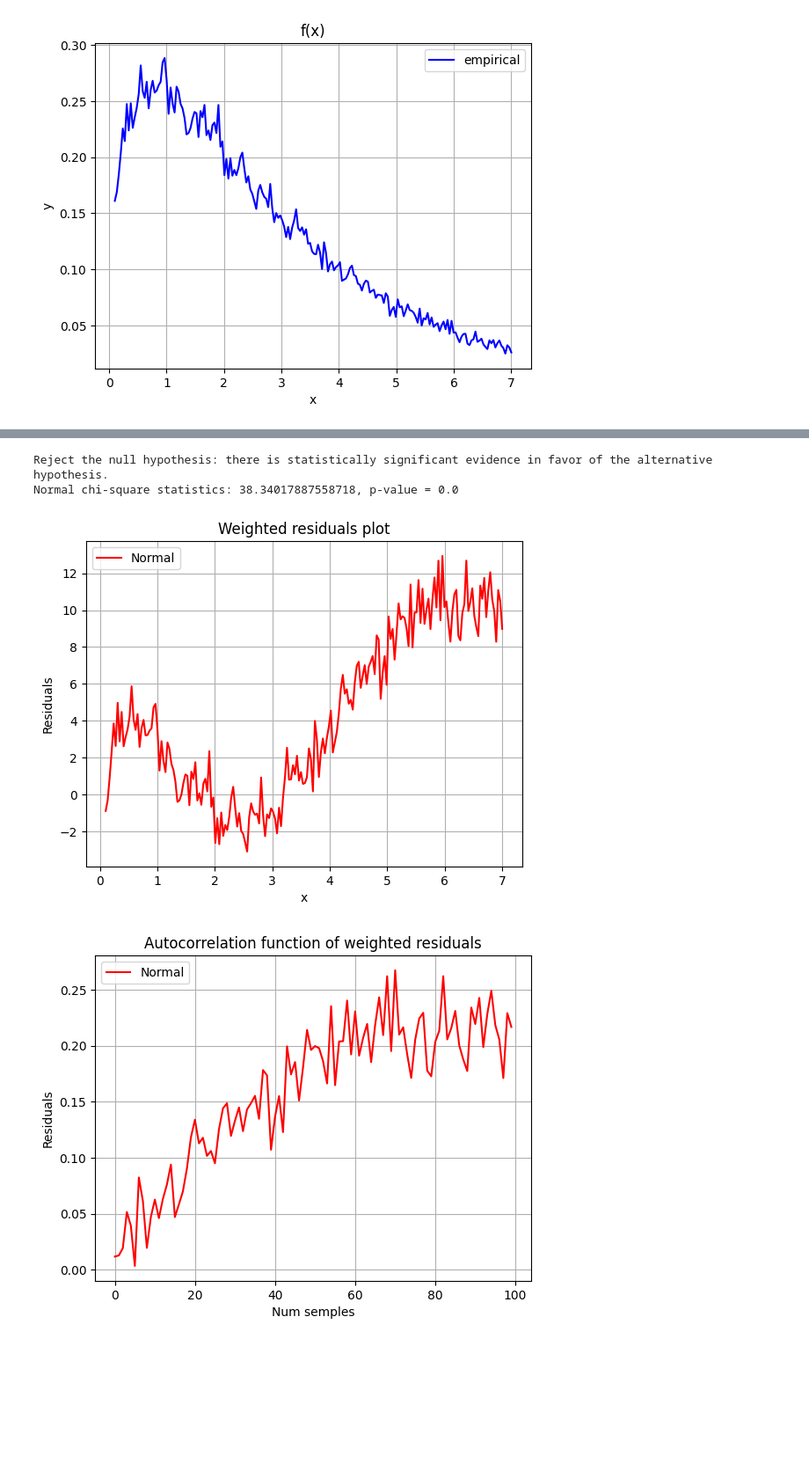
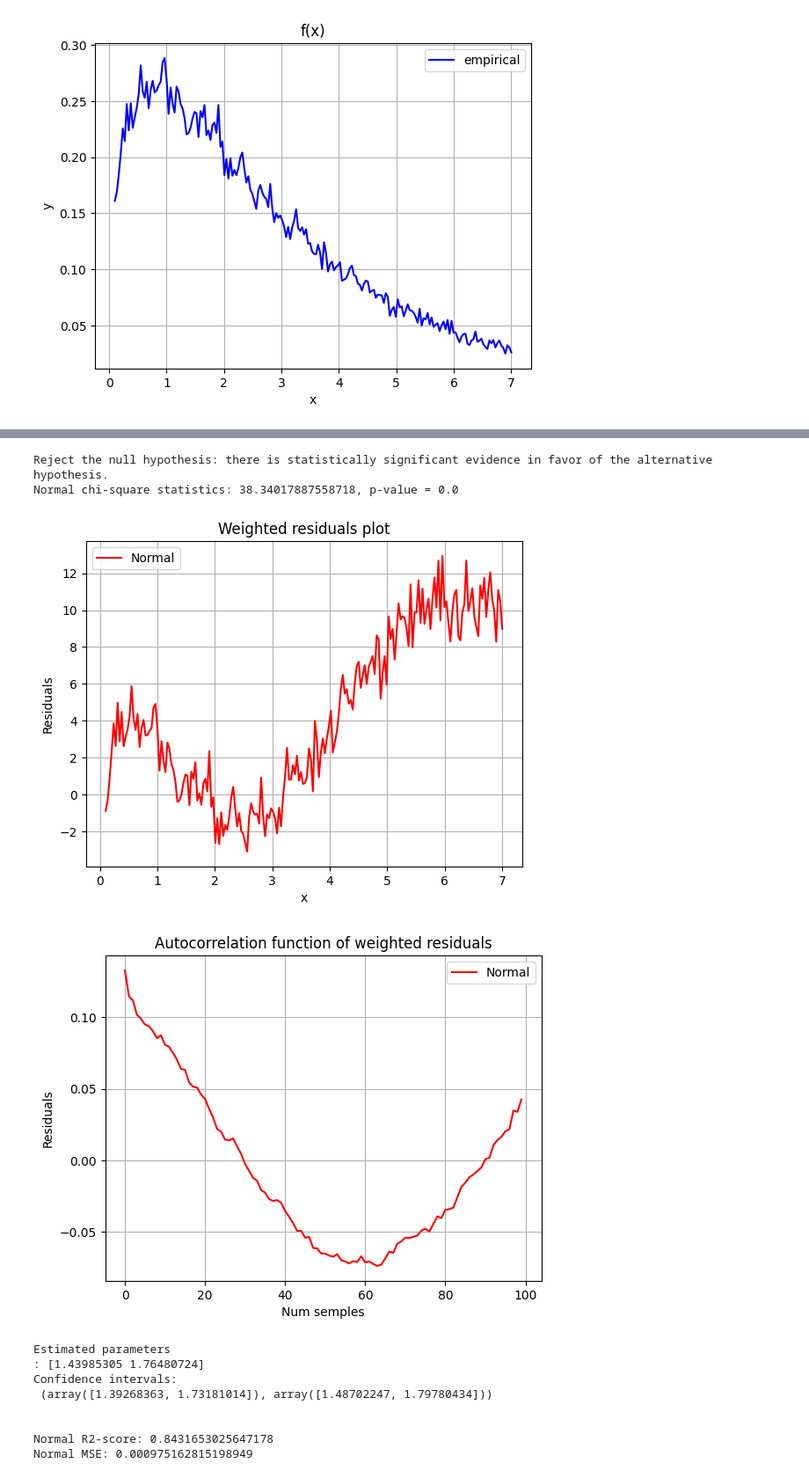
Before and after one commit to InnerShadow/Data-Minig, a Jupyter notebook: Lab2/kab2.ipynb, the cells around one changed output, grey strips where cells are left out. Shown at 88% size. Saved outputs shown, nothing was run; the diff lists cells and outputs as text; code cells hidden in the pictures; blank space fills up the shorter version.

```diff
--- a/Lab2/kab2.ipynb
+++ b/Lab2/kab2.ipynb
@@ -28,5 +28,5 @@ sigma = data[:, 2]
 # %%
-def chi_square_statistics(x, y, sigma, func, alpha, args):
+def Chi_square_statistics(x, y, sigma, func, alpha, args):
     residuals = (func(x, *args) - y) / sigma
     chi = np.sum(residuals ** 2)
 
@@ -43,26 +43,35 @@ def chi_square_statistics(x, y, sigma, func, alpha, args):
 
 alpha = 0.05
 # %%
-def weighted_residuals_calculate(x, y, sigma, func, args):
+def Weighted_residuals_calculate(x, y, sigma, func, args):
     residuals = (y - func(x, *args)) / sigma
 
     return residuals
 # %%
 def Autocorrelation(x, y, sigma, func, args):
-    residuals = weighted_residuals_calculate(x, y, sigma, func, args)
+    residuals = Weighted_residuals_calculate(x, y, sigma, func, args)
 
     N = len(x)
     k = N // 2
     A = np.zeros(k)
 
+    residuals_squared_sum = np.sum(residuals ** 2)
+
     for i in range(k):
-        s1 = 0
-        for j in range(N - k + 1):
-            s1 += residuals[j] * residuals[i + k - 1]
-
-        A[i] = (1 / (N - k + 1) * s1) / (np.sum(residuals ** 2) / N)
+        s1 = np.sum(residuals[: N - k] * residuals[i : N - k + i])
+        A[i] = (1 / (N - k + 1) * s1) / (residuals_squared_sum / N)
 
     return A
+# %%
+def Confidence_intervals(res, df, confidence_level):
+    critical_value = t.ppf(1 - (1 - confidence_level) / 2, df)
+
+    diag = np.sqrt(np.diag(res[1]))
+
+    confidence_intervals = res[0] - critical_value * diag, res[0] + critical_value * diag
+
+    print("Estimated parameters\n:", res[0])
+    print("Confidence intervals:\n", confidence_intervals)
 # %%
 plt.plot(x, y, label = 'empirical', c = 'blue')
 plt.xlabel('x')
@@ -78,47 +87,60 @@ def Normal(x, m, sigma):
     return 1 / (sigma * (2 * np.pi) ** 0.5) * np.exp(-1 * (x - m) ** 2 / (2 * sigma ** 2))
 
 
-mormal_res = curve_fit(Normal, x, y)
+normal_res = curve_fit(Normal, x, y)
 
-print(mormal_res)
+print(normal_res)
 
 plt.plot(x, y, label = 'empirical', c = 'blue')
-plt.plot(x, Normal(x, *mormal_res[0]), label = 'Normal', c = 'red')
+plt.plot(x, Normal(x, *normal_res[0]), label = 'Normal', c = 'red')
 plt.xlabel('x')
 plt.ylabel('y')
 plt.title('f(x)')
 plt.legend()
 plt.grid(True)
 plt.show()
 
-normal_chi_statistics = chi_square_statistics(x, y, sigma, Normal, alpha, mormal_res[0])
+normal_chi_statistics = Chi_square_statistics(x, y, sigma, Normal, alpha, normal_res[0])
 print(f'Normal chi-square statistics: {normal_chi_statistics[0]}, p-value = {normal_chi_statistics[1]}')
 
-normal_residuals = weighted_residuals_calculate(x, y, sigma, Normal, mormal_res[0])
+normal_residuals = Weighted_residuals_calculate(x, y, sigma, Normal, normal_res[0])
 plt.plot(x, normal_residuals, label = 'Normal', c = 'red')
 plt.xlabel('x')
 plt.ylabel('Residuals')
 plt.title('Weighted residuals plot')
 plt.grid(True)
 plt.legend()
 plt.show()
 
-norma_autocorrelation = Autocorrelation(x, y, sigma, Normal, mormal_res[0])
+norma_autocorrelation = Autocorrelation(x, y, sigma, Normal, normal_res[0])
 plt.plot(range(len(norma_autocorrelation)), norma_autocorrelation, label = 'Normal', c = 'red')
 plt.xlabel('Num semples')
 plt.ylabel('Residuals')
 plt.title('Autocorrelation function of weighted residuals')
 plt.grid(True)
 plt.legend()
 plt.show()
+
+Confidence_intervals(normal_res, len(x) - len(normal_res[1]), 0.68)
+
+print(f"\n\nNormal R2-score: {r2_score(y, Normal(x, *normal_res[0]))}")
+print(f"Normal MSE: {mean_squared_error(y, Normal(x, *normal_res[0]))}")
 # %% [output]
 (array([1.43985305, 1.76480724]), array([[ 0.00223854, -0.0003252 ],
        [-0.0003252 ,  0.00109546]]))
 [figure]
 Reject the null hypothesis: there is statistically significant evidence in favor of the alternative hypothesis.
 Normal chi-square statistics: 38.34017887558718, p-value = 0.0
 [figure]
-[figure, old version]
+[figure, new version]
+Estimated parameters
+: [1.43985305 1.76480724]
+Confidence intervals:
+ (array([1.39268363, 1.73181014]), array([1.48702247, 1.79780434]))
+
+
+Normal R2-score: 0.8431653025647178
+Normal MSE: 0.000975162815198949
 # %%
 def Rayleigh(x, sigma):
     return x / (sigma ** 2) * np.exp(-1 * x ** 2 / (2 * sigma ** 2))
```
Also changed, not shown: parts of 4 cells of this notebook.
